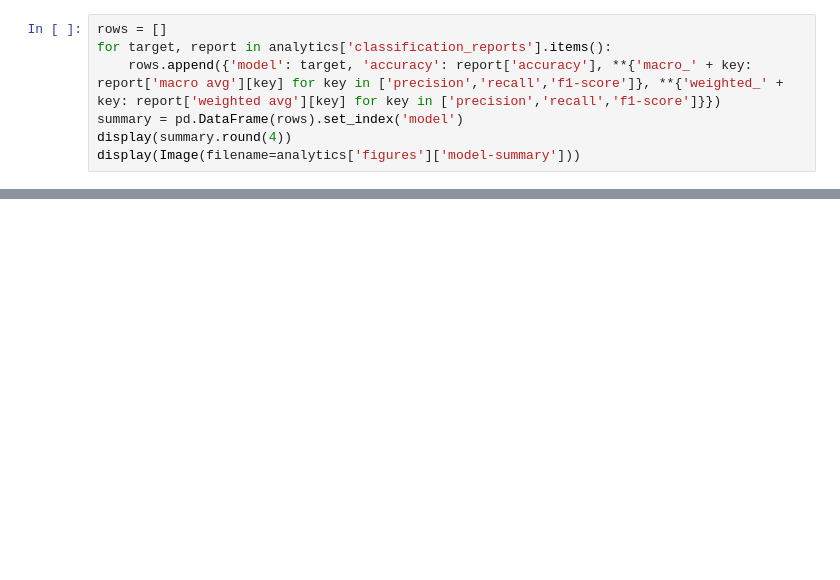
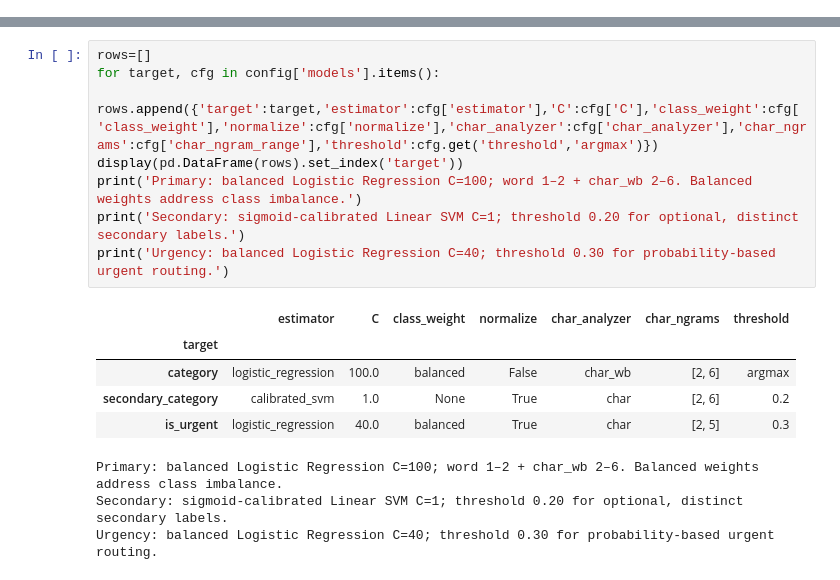
Before and after one commit to geemalfernando/tensorforge-phase2, a Jupyter notebook: notebooks/model_analytics.ipynb, the cells around one changed output, grey strips where cells are left out. Cells and saved outputs as stored; diff of their text form; blank space fills up the shorter version.

```diff
--- a/notebooks/model_analytics.ipynb
+++ b/notebooks/model_analytics.ipynb
@@ -53,7 +0,0 @@ Macro averages give each supported class equal weight; weighted averages account
-# %%
-rows = []
-for target, report in analytics['classification_reports'].items():
-    rows.append({'model': target, 'accuracy': report['accuracy'], **{'macro_' + key: report['macro avg'][key] for key in ['precision','recall','f1-score']}, **{'weighted_' + key: report['weighted avg'][key] for key in ['precision','recall','f1-score']}})
-summary = pd.DataFrame(rows).set_index('model')
-display(summary.round(4))
-display(Image(filename=analytics['figures']['model-summary']))
@@ -164,0 +47,17 @@ Exported PNG/SVG figures: /Users/geemalfernando/Documents/projects/Tensorforge/d
+# %%
+rows=[]
+for target, cfg in config['models'].items():
+    rows.append({'target':target,'estimator':cfg['estimator'],'C':cfg['C'],'class_weight':cfg['class_weight'],'normalize':cfg['normalize'],'char_analyzer':cfg['char_analyzer'],'char_ngrams':cfg['char_ngram_range'],'threshold':cfg.get('threshold','argmax')})
+display(pd.DataFrame(rows).set_index('target'))
+print('Primary: balanced Logistic Regression C=100; word 1–2 + char_wb 2–6. Balanced weights address class imbalance.')
+print('Secondary: sigmoid-calibrated Linear SVM C=1; threshold 0.20 for optional, distinct secondary labels.')
+print('Urgency: balanced Logistic Regression C=40; threshold 0.30 for probability-based urgent routing.')
+# %% [output]
+|  | estimator | C | class_weight | normalize | char_analyzer | char_ngrams | threshold |
+| target |  |  |  |  |  |  |  |
+| category | logistic_regression | 100.0 | balanced | False | char_wb | [2, 6] | argmax |
+| secondary_category | calibrated_svm | 1.0 | None | True | char | [2, 6] | 0.2 |
+| is_urgent | logistic_regression | 40.0 | balanced | True | char | [2, 5] | 0.3 |
+Primary: balanced Logistic Regression C=100; word 1–2 + char_wb 2–6. Balanced weights address class imbalance.
+Secondary: sigmoid-calibrated Linear SVM C=1; threshold 0.20 for optional, distinct secondary labels.
+Urgency: balanced Logistic Regression C=40; threshold 0.30 for probability-based urgent routing.
```
Also changed, not shown: parts of 26 cells of this notebook, 6 other files.
